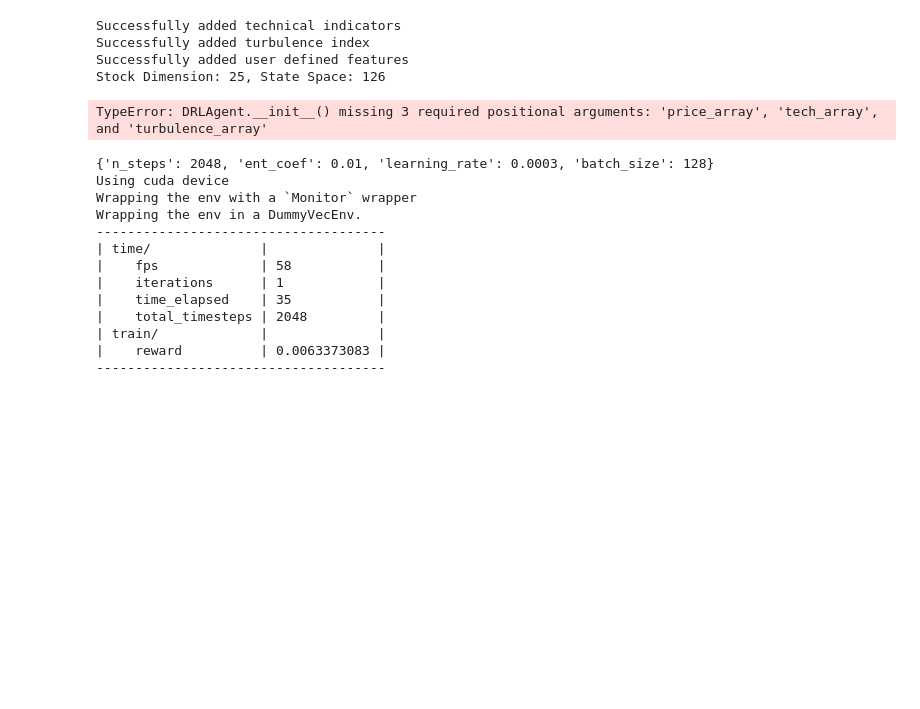
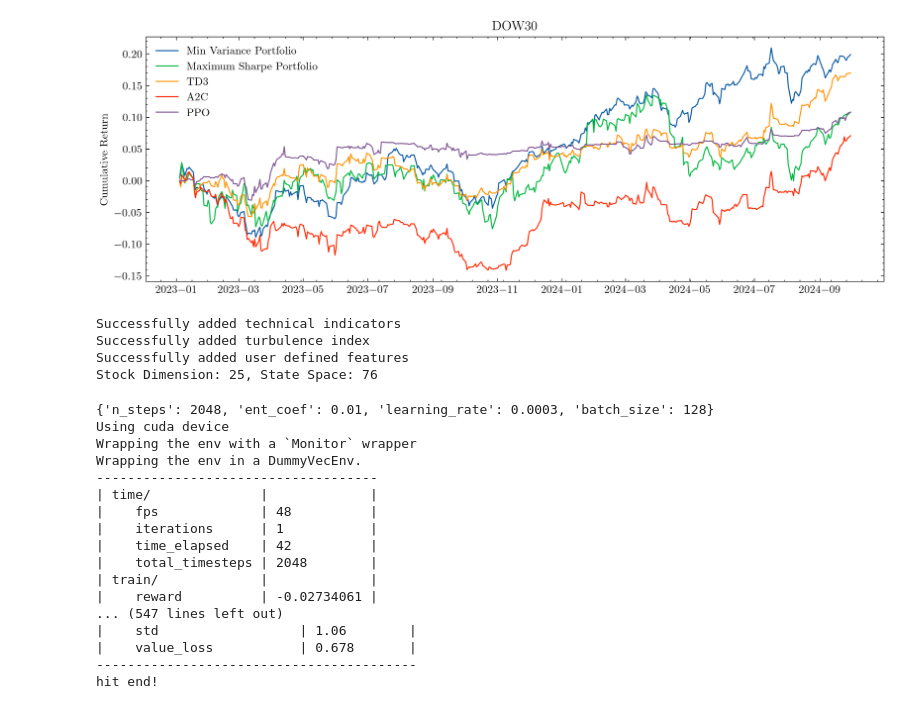
Before and after one commit to Versus-91/Thesis, a Jupyter notebook: main.ipynb, the cells around one changed output. Drawn from its saved outputs; the diff is of its cells as text; code cells hidden in the pictures; blank space fills up the shorter version.

```diff
--- a/main.ipynb
+++ b/main.ipynb
@@ -128,8 +385,25 @@ df_sp500 = read_csv('./data/sp500.csv')
+# %%
+
+
+
+with plt.style.context('science','ieee'):
+
+    plt.figure(figsize=(12,4),dpi=300)
+    plt.plot(markowitz_history_df.date,(markowitz_history_df.total_assets.pct_change() +1).cumprod() -1,label='Min Variance Portfolio')
+    plt.plot(performance_sharpe.date,(performance_sharpe.total_assets.pct_change() +1).cumprod()-1,label='Maximum Sharpe Portfolio')
+    plt.plot(td3_predictions[0].date,(td3_predictions[0].account_value.pct_change() +1).cumprod()-1,label='TD3')
+    plt.plot(a2c_predictions[0].date,(a2c_predictions[0].account_value.pct_change() +1).cumprod()-1,label='A2C')
+    plt.plot(ppo_predictions[0].date,(ppo_predictions[0].account_value.pct_change() +1).cumprod()-1,label='PPO')
+    plt.legend()
+
+    plt.ylabel('Cumulative Return')
+    plt.title('DOW30')
+    plt.show()
+# %% [output]
+[figure, added]
 # %%
 INDICATORS = [
     "close_5_ema",
-    "close_21_ema",
-    "close_62_ema",
 ]
 fe = FeatureEngineer(use_technical_indicator=True,
                      tech_indicator_list = INDICATORS,
@@ -149,28 +423,7 @@ print(f"Stock Dimension: {stock_dimension}, State Space: {state_space}")
 Successfully added technical indicators
 Successfully added turbulence index
 Successfully added user defined features
-Stock Dimension: 25, State Space: 126
+Stock Dimension: 25, State Space: 76
-# %%
-from finrl.agents.rllib.models import DRLAgent,DRLEnsembleAgent
-ppo_result ={}
-env_kwargs = {
-    "initial_amount": 1000000,
-    "normalize_df":None,
-    "features" :["close","return"],
-    'comission_fee_pct':0.001,
-    'time_window':5
-}
-e_train_gym = PortfolioOptimizationEnv(df = train_data, **env_kwargs)
-est = PortfolioOptimizationEnv(df = test_data, **env_kwargs)
-agent = DRLAgent(env = e_train_gym)
-# PPO_PARAMS = {
-#     "n_steps": 2048,
-#     "ent_coef": 0.01,
-#     "learning_rate": 0.0003,
-#     "batch_size": 128,
-# }
-# %% [output]
-TypeError: DRLAgent.__init__() missing 3 required positional arguments: 'price_array', 'tech_array', and 'turbulence_array'
 # %%
 buy_cost_list = sell_cost_list = [0.001] * stock_dimension
 num_stock_shares = [0] * stock_dimension
@@ -193,5 +448,5 @@ train_environment = StockTradingEnv(df = train_data, **env_kwargs)
 # %%
-agent = DRLAgent(env = e_train_gym)
+agent = DRLAgent(env = train_environment)
 PPO_PARAMS = {
     "n_steps": 2048,
     "ent_coef": 0.01,
@@ -203,19 +458,24 @@ model_ppo = agent.get_model("ppo"
 
 ppo_model = agent.train_model(model=model_ppo,
                             tb_log_name='ppo',
-                            total_timesteps=1000)
-ppo_model.save('./data/ppo')
+                            total_timesteps=50_000)
+ppo_model.save('./data/ppo_dow30_2000_2020_50000')
+ppo_predictions = DRLAgent.DRL_prediction(ppo_model, test_environment)
 # %% [output]
 {'n_steps': 2048, 'ent_coef': 0.01, 'learning_rate': 0.0003, 'batch_size': 128}
 Using cuda device
 Wrapping the env with a `Monitor` wrapper
 Wrapping the env in a DummyVecEnv.
--------------------------------------
-| time/              |              |
-|    fps             | 58           |
-|    iterations      | 1            |
-|    time_elapsed    | 35           |
-|    total_timesteps | 2048         |
-| train/             |              |
-|    reward          | 0.0063373083 |
--------------------------------------
+------------------------------------
+| time/              |             |
+|    fps             | 48          |
+|    iterations      | 1           |
+|    time_elapsed    | 42          |
+|    total_timesteps | 2048        |
+| train/             |             |
+|    reward          | -0.02734061 |
+... (547 lines left out)
+|    std                  | 1.06        |
+|    value_loss           | 0.678       |
+-----------------------------------------
+hit end!
```
Also changed, not shown: parts of 19 cells of this notebook, 6 other files.
